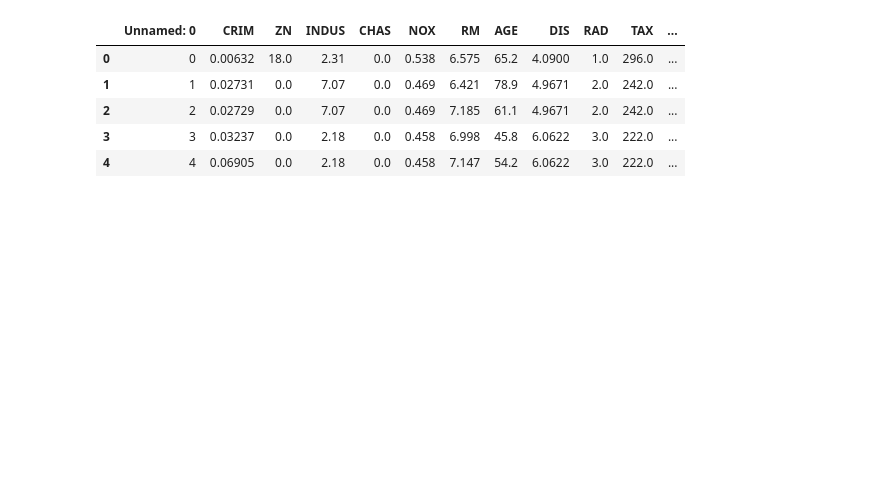
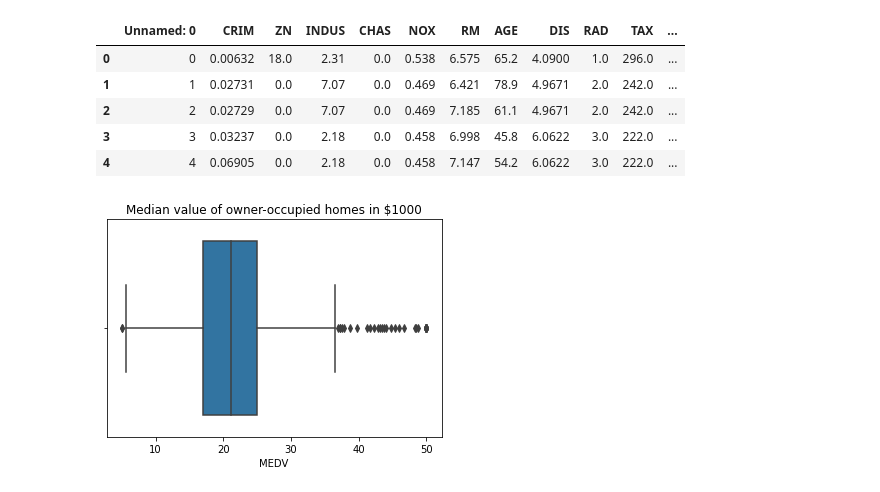
Before and after one commit to Muhliscm/Course-era-captone, a Jupyter notebook: stats.ipynb, the cells around one changed output. Saved outputs shown, nothing was run; the diff lists cells and outputs as text; code cells hidden in the pictures; blank space fills up the shorter version.

```diff
--- a/stats.ipynb
+++ b/stats.ipynb
@@ -15,3 +15,9 @@ boston_df.head()
 | 2 | 2 | 0.02729 | 0.0 | 7.07 | 0.0 | 0.469 | 7.185 | 61.1 | 4.9671 | 2.0 | 242.0 | ... |
 | 3 | 3 | 0.03237 | 0.0 | 2.18 | 0.0 | 0.458 | 6.998 | 45.8 | 6.0622 | 3.0 | 222.0 | ... |
 | 4 | 4 | 0.06905 | 0.0 | 2.18 | 0.0 | 0.458 | 7.147 | 54.2 | 6.0622 | 3.0 | 222.0 | ... |
+# %%
+sns.boxplot(boston_df['MEDV'], data = boston_df)
+plt.title("Median value of owner-occupied homes in $1000")
+plt.show()
+# %% [output]
+[figure, added]
```
Also changed, not shown: parts of 7 cells of this notebook.
